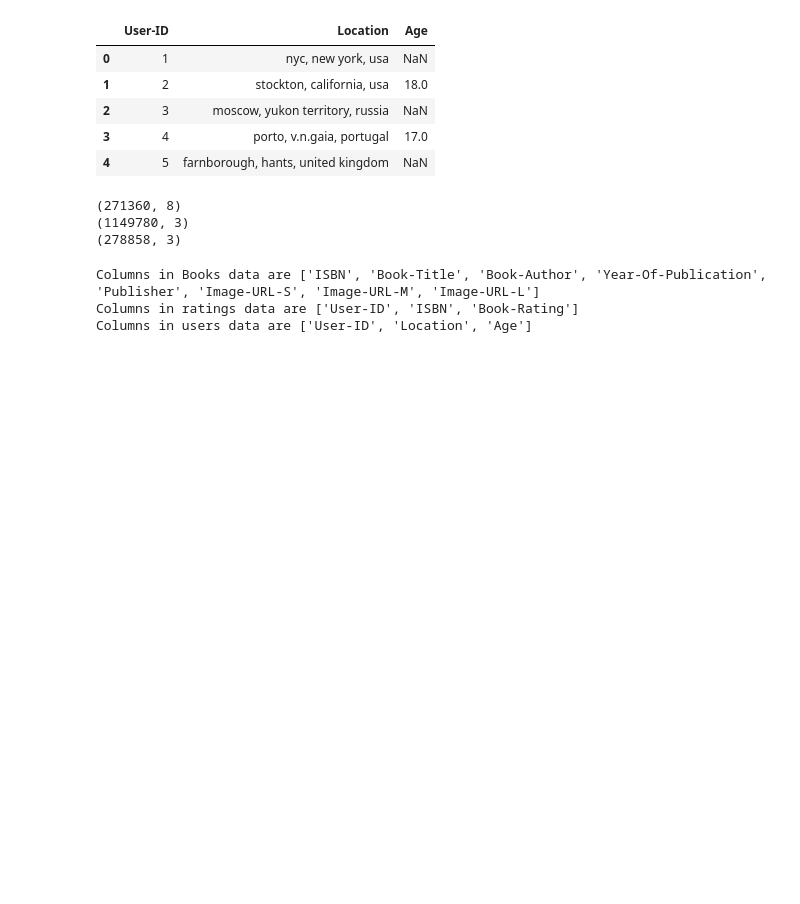
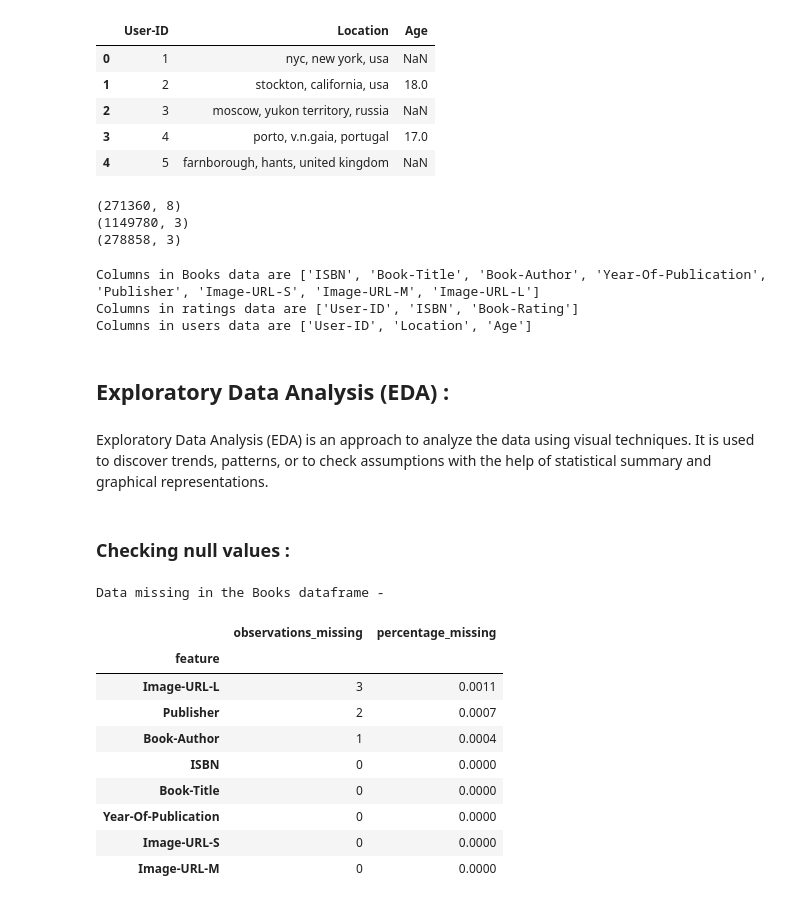
Before and after one commit to RanojoyBiswas/Book-Recommendation-System---Ranajay-Biswas, a Jupyter notebook: Book_Recommendation_System_Ranajay_Biswas.ipynb, the cells around one changed output. Cells and saved outputs as stored; diff of their text form; code cells hidden in the pictures; blank space fills up the shorter version.

```diff
--- a/Book_Recommendation_System_Ranajay_Biswas.ipynb
+++ b/Book_Recommendation_System_Ranajay_Biswas.ipynb
@@ -145,3 +145,42 @@ print(f'Columns in users data are {users.columns.tolist()}')
 Columns in Books data are ['ISBN', 'Book-Title', 'Book-Author', 'Year-Of-Publication', 'Publisher', 'Image-URL-S', 'Image-URL-M', 'Image-URL-L']
 Columns in ratings data are ['User-ID', 'ISBN', 'Book-Rating']
 Columns in users data are ['User-ID', 'Location', 'Age']
+# %% [markdown]
+## Exploratory Data Analysis (EDA) :
+# %% [markdown]
+Exploratory Data Analysis (EDA) is an approach to analyze the data using visual techniques. It is used to discover trends, patterns, or to check assumptions with the help of statistical summary and graphical representations.
+# %% [markdown]
+### Checking null values :
+# %%
+def missing_value_checker(dataframe):
+
+  '''this function takes a dataframe as input and returns the count
+      and percentage of data that are misssing in each column'''
+
+  # checking the number of null values
+  number_missing = dataframe.isnull().sum()
+
+  # checking the number of null values
+  percent_missing = round(dataframe.isnull().sum() * 100 / len(dataframe), 4)
+
+  # dataframe containing the count & percentage
+  dat = pd.DataFrame(list(zip(list(dataframe.columns), number_missing, percent_missing)) , columns =['feature','observations_missing', 'percentage_missing']).set_index('feature')
+
+  return dat
+# %%
+# books data missing
+books_missing = missing_value_checker(books)
+print(f'Data missing in the Books dataframe - \n')
+books_missing.sort_values('observations_missing', ascending = False)
+# %% [output]
+Data missing in the Books dataframe -
+|  | observations_missing | percentage_missing |
+| feature |  |  |
+| Image-URL-L | 3 | 0.0011 |
+| Publisher | 2 | 0.0007 |
+| Book-Author | 1 | 0.0004 |
+| ISBN | 0 | 0.0000 |
+| Book-Title | 0 | 0.0000 |
+| Year-Of-Publication | 0 | 0.0000 |
+| Image-URL-S | 0 | 0.0000 |
+| Image-URL-M | 0 | 0.0000 |
```
Also changed, not shown: parts of 14 cells of this notebook.
